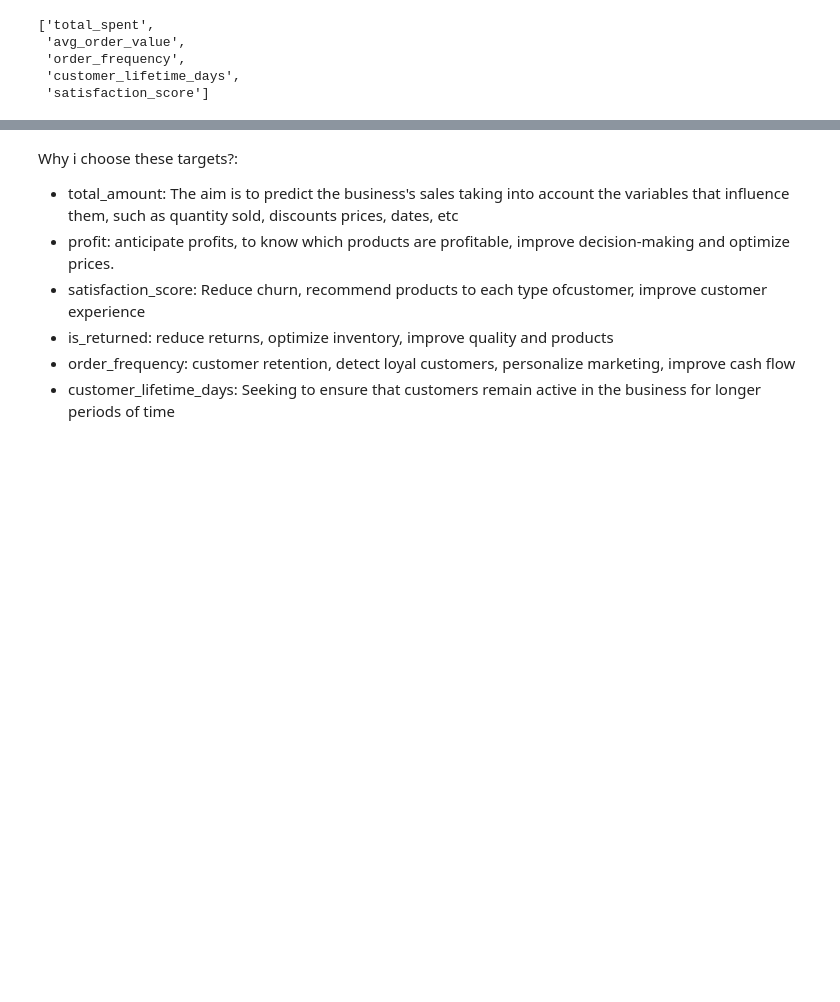
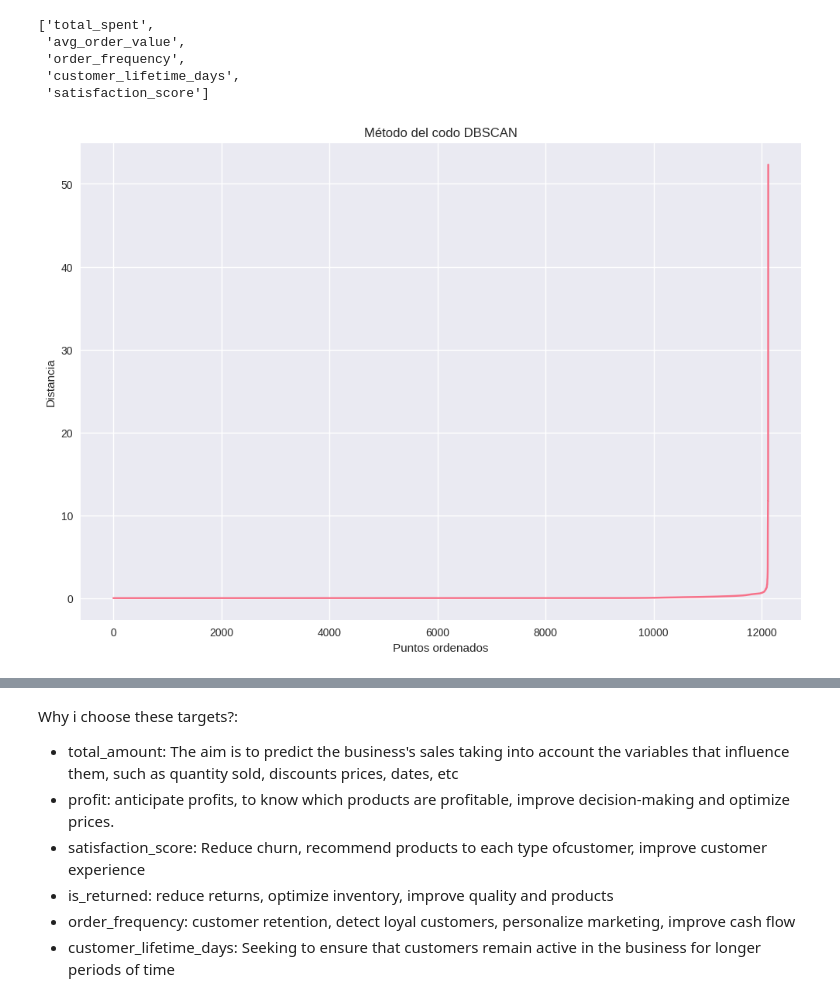
Before and after one commit to MatiasSiles/Sales-Optimization, a Jupyter notebook: model_training_testing.ipynb, the cells around one changed output, grey strips where cells are left out. Drawn from its saved outputs; the diff is of its cells as text; code cells hidden in the pictures; blank space fills up the shorter version.

```diff
--- a/model_training_testing.ipynb
+++ b/model_training_testing.ipynb
@@ -420,3 +350,23 @@ available_features
  'order_frequency',
  'customer_lifetime_days',
  'satisfaction_score']
+# %%
+from sklearn.neighbors import NearestNeighbors
+
+cols = ['total_spent', 'avg_order_value', 'order_frequency',
+        'customer_lifetime_days', 'satisfaction_score']
+
+X = StandardScaler().fit_transform(df[cols])
+
+# Método del codo
+nn = NearestNeighbors(n_neighbors=5)
+nn.fit(X)
+dists, _ = nn.kneighbors(X)
+dists = np.sort(dists[:, 4])  # 5to vecino
+plt.plot(dists)
+plt.title("Método del codo DBSCAN")
+plt.xlabel("Puntos ordenados")
+plt.ylabel("Distancia")
+plt.show()
+# %% [output]
+[figure, added]
```
Also changed, not shown: parts of 16 cells of this notebook.
